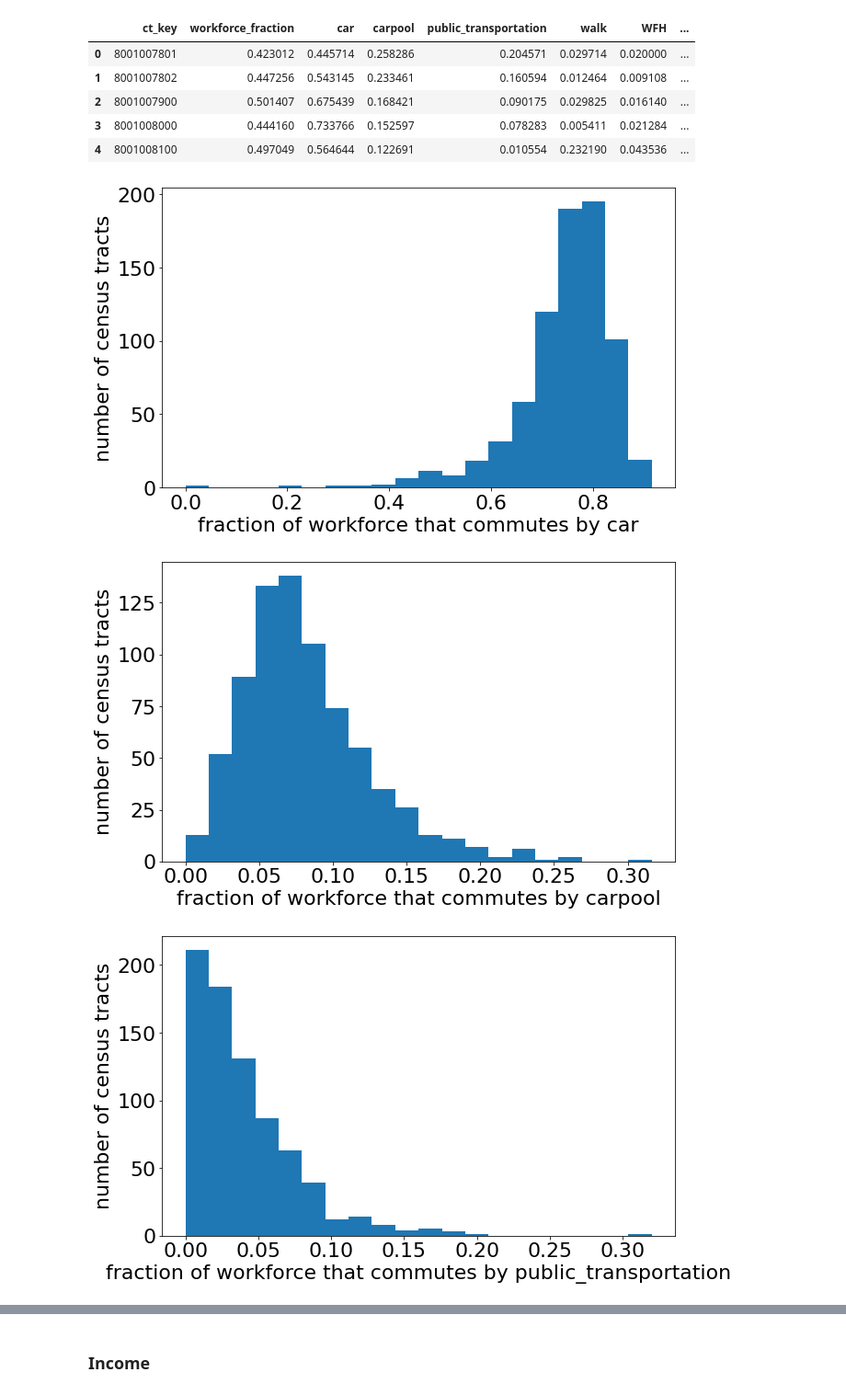
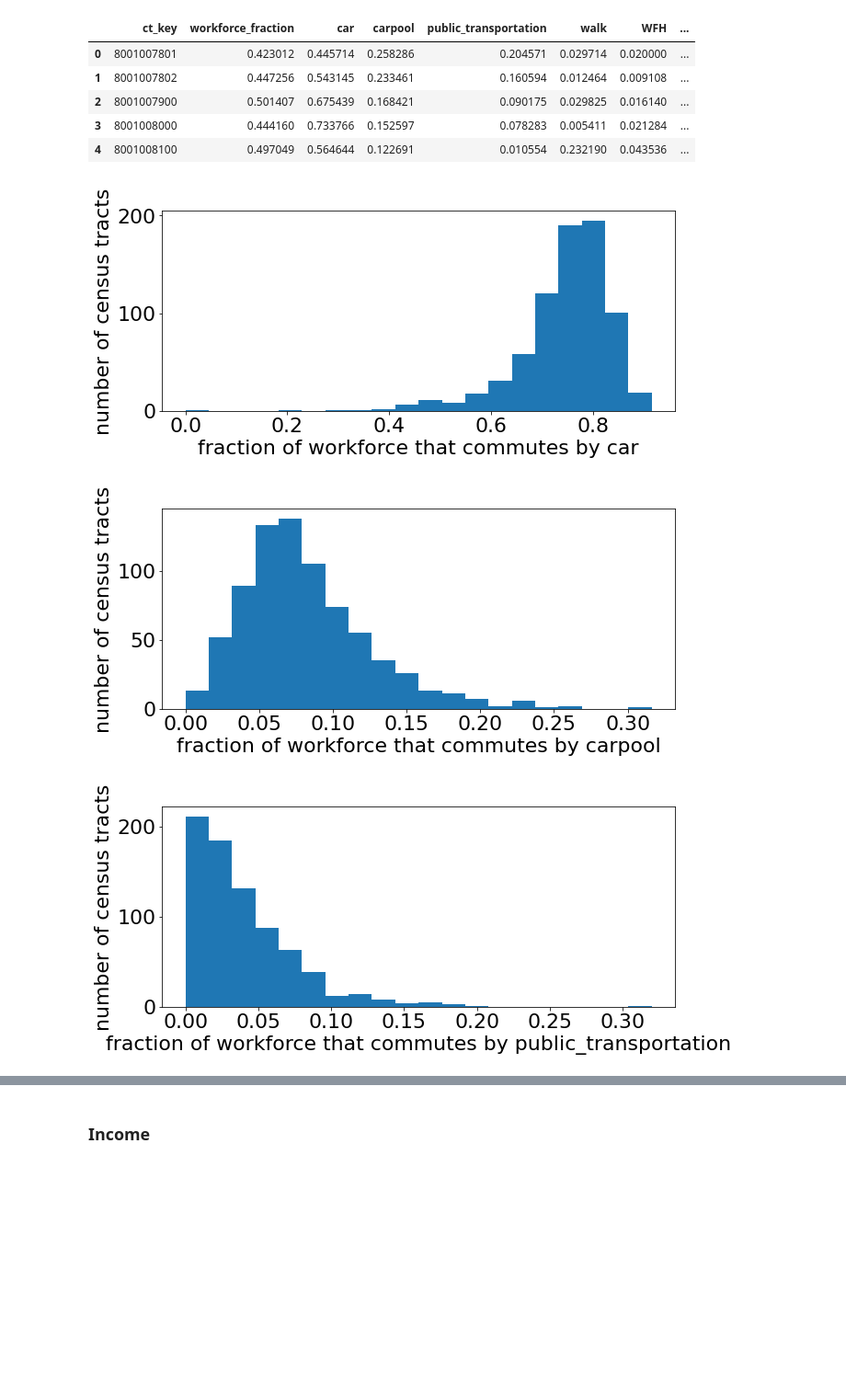
Before and after one commit to wijayajessica/Digital-Real-Estate-Index, a Jupyter notebook: zipcode_features/census_tract_features.ipynb, the cells around one changed output, grey strips where cells are left out. Shown at 92% size. Drawn from its saved outputs; the diff is of its cells as text; code cells hidden in the pictures; blank space fills up the shorter version.

```diff
--- a/zipcode_features/census_tract_features.ipynb
+++ b/zipcode_features/census_tract_features.ipynb
@@ -332,11 +332,10 @@ age_breakdown_df = pd.DataFrame(age_demographics_df['ct_key'])
 for age_group, column_endings in age_group_to_column_endings.items():
     cnt_array = np.zeros(len(age_demographics_df))
     for column_ending in column_endings:
-        relevant_columns = [column for column in age_demographics_df.columns
-                            if (column.startswith('Estimate!!Total')
-                                and column.split('!!')[-1].startswith(column_ending))]
-        for relevant_column in relevant_columns:
-            cnt_array += age_demographics_df[relevant_column]
+        relevant_column = [column for column in age_demographics_df.columns
+                           if (column.startswith('Estimate!!Total')
+                               and column.split('!!')[-1].startswith(column_ending))][0]
+        cnt_array += age_demographics_df[relevant_column]
     age_breakdown_df[age_group] = cnt_array / age_demographics_df['age_census_population']
 # %%
 age_breakdown_df.head()
@@ -537,11 +535,11 @@ transit_mode_df.head()
 | 4 | 8001008100 | 0.497049 | 0.564644 | 0.122691 | 0.010554 | 0.232190 | 0.043536 | ... |
 # %%
 for transit_mode in transit_mode_to_column_ending:
-    plt.figure(figsize=(10, 6))
+    plt.figure(figsize=(10, 4))
     plt.hist(transit_mode_df[transit_mode], bins=20)
     plt.xlabel(f'fraction of workforce that commutes by {transit_mode}')
     plt.ylabel('number of census tracts')
 # %% [output]
-[figure, old version]
+[figure, new version]
-[figure, old version]
+[figure, new version]
-[figure, old version]
+[figure, new version]
```
Also changed, not shown: parts of 72 cells of this notebook.
